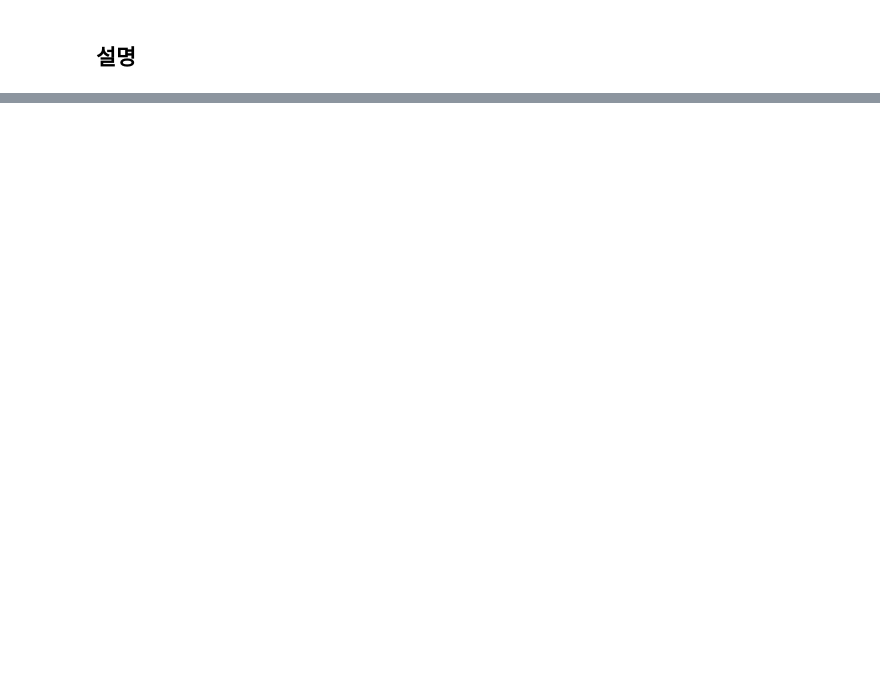
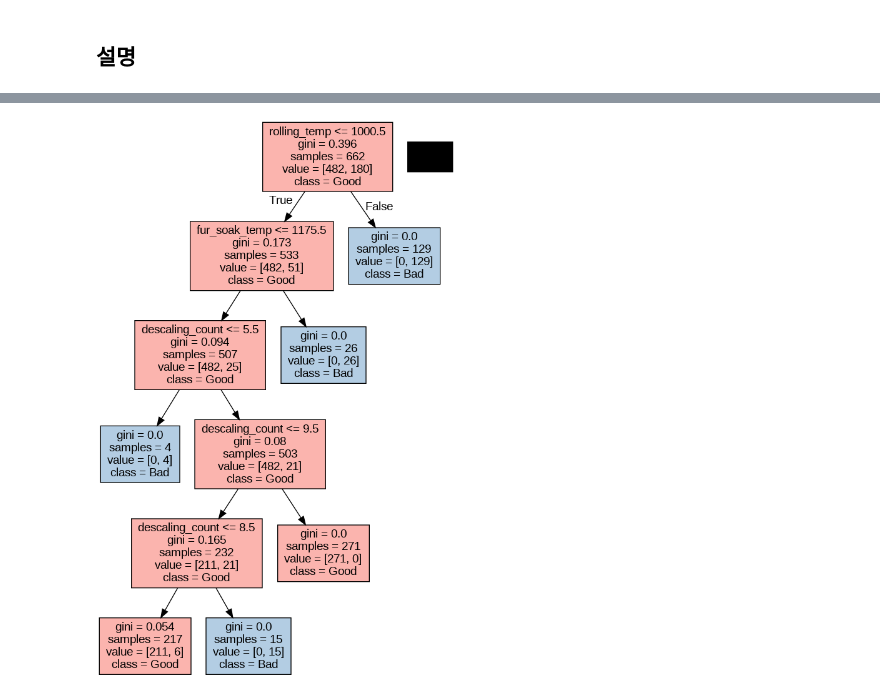
Before and after one commit to Seojiii/plate_project, a Jupyter notebook: 0312_REAL_FINAL_sg.ipynb, the cells around one changed output, grey strips where cells are left out. Drawn from its saved outputs; the diff is of its cells as text; code cells hidden in the pictures; blank space fills up the shorter version.

```diff
--- a/0312_REAL_FINAL_sg.ipynb
+++ b/0312_REAL_FINAL_sg.ipynb
@@ -3940,2 +4015,20 @@ df_eval
 # %% [markdown]
 ## 설명
+# %%
+ dt_final_expl = DecisionTreeClassifier(max_depth = 5, min_samples_leaf= 1, min_samples_split= 3)
+ dt_final_expl.fit(df_train_final, df_train_y)
+
+ # 예측 및 모델 평가:Train
+dt_pred_train_expl = dt_final_expl.predict(df_train_final)
+
+print('\n 사용자 모델 평가 : Train \n')
+eval_class_model(df_train_y, dt_pred_train)
+print('\n',classification_report(df_train_y, dt_pred_train_expl))
+
+
+# 예측 및 모델 평가:Test
+dt_pred_test_expl = dt_final_expl.predict(df_test_final)
+
+print('\n 사용자 모델 평가 : Test \n')
+eval_class_model(df_test_y, dt_pred_test_expl)
+print('\n',classification_report(df_test_y, dt_pred_test_expl))
@@ -3941,0 +4053,32 @@ df_eval
+# %%
+import pydotplus
+
+v_feature_name = ['rolling_temp', 'fur_soak_temp', 'descaling_count']
+
+# 'Pastel1' 팔레트의 RGB 색상 코드를 16진수 형태로 변환
+hex_colors = colors.as_hex()
+
+# 트리 모델을 tree_low.dot 파일로 저장. (목표변수 레이블 지정(class_names):0-Good,1-Bad)
+export_graphviz(dt_final_expl, out_file="tree_low.dot", class_names = ["Good", "Bad"],
+                feature_names = v_feature_name, impurity = True, filled = True)
+
+# 트리 결과 시각화
+with open("tree_low.dot") as f:
+    dot_graph = f.read()
+graph = pydotplus.graph_from_dot_data(dot_graph)
+
+nodes = graph.get_node_list()
+for i, node in enumerate(nodes):
+    if node.get_label():
+        if "Good" in node.get_label():
+            # 여기서는 'Good' 레이블을 가진 노드에 첫 번째 색상을 적용
+            node.set_fillcolor(hex_colors[0])
+        elif "Bad" in node.get_label():
+            # 'Bad' 레이블을 가진 노드에 두 번째 색상을 적용
+            node.set_fillcolor(hex_colors[1])
+
+image = Image(graph.create_png())
+display(image)
+# display(graphviz.Source(dot_graph))
+# %% [output]
+[figure, added]
```
Also changed, not shown: parts of 12 cells of this notebook.
